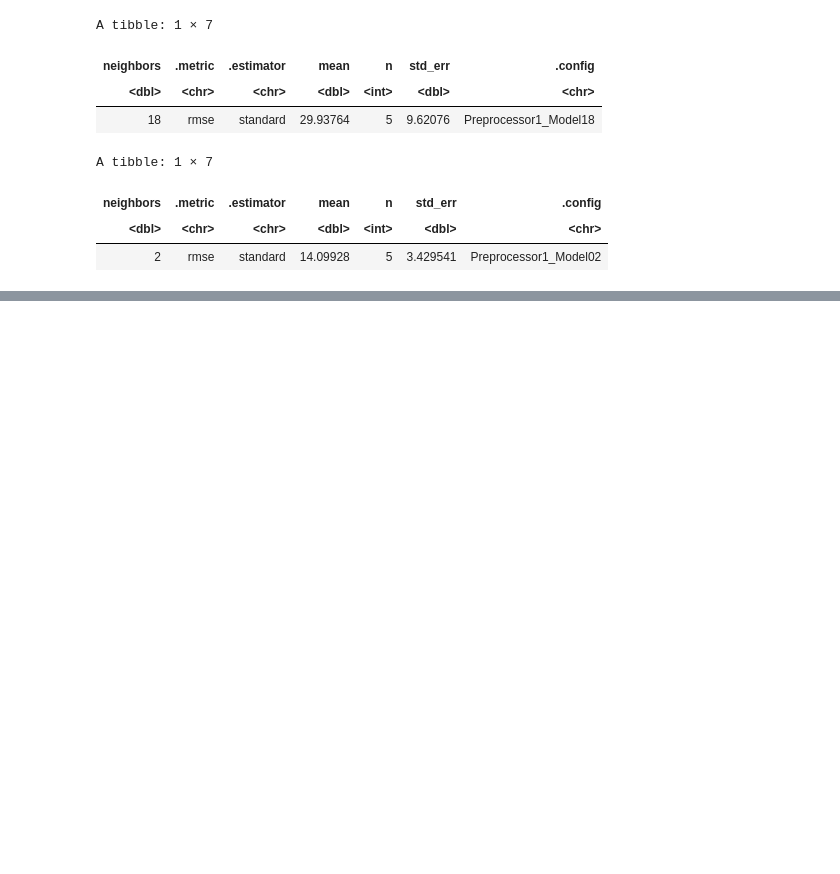
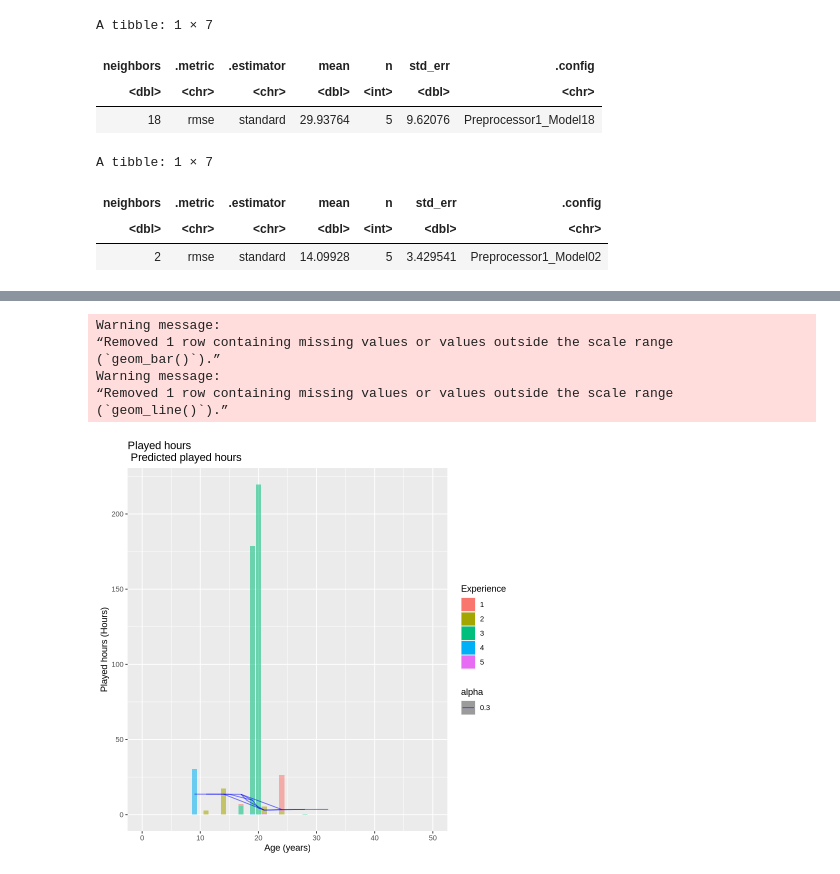
Before and after one commit to harpreeto6/Data_Science_Project, a Jupyter notebook: Minecraft_Analysis.ipynb, the cells around one changed output, grey strips where cells are left out. Cells and saved outputs as stored; diff of their text form; code cells hidden in the pictures; blank space fills up the shorter version.

Commit message:
Created best fit regression models using predictor variables, evaluated it on test cases

```diff
--- a/Minecraft_Analysis.ipynb
+++ b/Minecraft_Analysis.ipynb
@@ -264,3 +269,22 @@ A tibble: 1 × 7
 | neighbors | .metric | .estimator | mean | n | std_err | .config |
 | <dbl> | <chr> | <chr> | <dbl> | <int> | <dbl> | <chr> |
 | 2 | rmse | standard | 14.09928 | 5 | 3.429541 | Preprocessor1_Model02 |
+# %%
+k_min_age <- hours_age_min |>
+         pull(neighbors)
+
+hours_age_best_spec <- nearest_neighbor(weight_func = "rectangular", neighbors = k_min_age) |>
+         set_engine("kknn") |>
+         set_mode("regression")
+
+hours_age_best_fit <- workflow() |>
+         add_recipe(hours_age_recipe) |>
+         add_model(hours_age_best_spec) |>
+         fit(data = hours_age_training)
+
+hours_age_summary <- hours_age_best_fit |>
+          predict(hours_age_testing) |>
+          bind_cols(hours_age_testing) |>
+          metrics(truth = played_hours, estimate = .pred)
+
+hours_age_summary
@@ -266,0 +348,25 @@ A tibble: 1 × 7
+# %%
+
+hours_age_predicted_data <- hours_age_best_fit |>
+          predict(hours_age_testing) |>
+          bind_cols(hours_age_testing)
+
+
+hours_age_plot <- hours_age_predicted_data |>
+                    ggplot(aes(x = age, y = played_hours,fill = experience_numeric, alpha = 0.3)) +
+                    geom_bar(stat = "identity") +
+                    geom_line(aes(x = age, y = .pred), color = "blue") +
+                    xlim(c(0, 50))+
+                    labs( x = "Age (years)", y = "Played hours (Hours)",
+                         title = "Played hours\n Predicted played hours", fill = "Experience")
+
+
+hours_age_plot
+# %% [output]
+Warning message:
+“Removed 1 row containing missing values or values outside the scale range
+(`geom_bar()`).”
+Warning message:
+“Removed 1 row containing missing values or values outside the scale range
+(`geom_line()`).”
+[figure, added]
```
Also changed, not shown: parts of 5 cells of this notebook.
